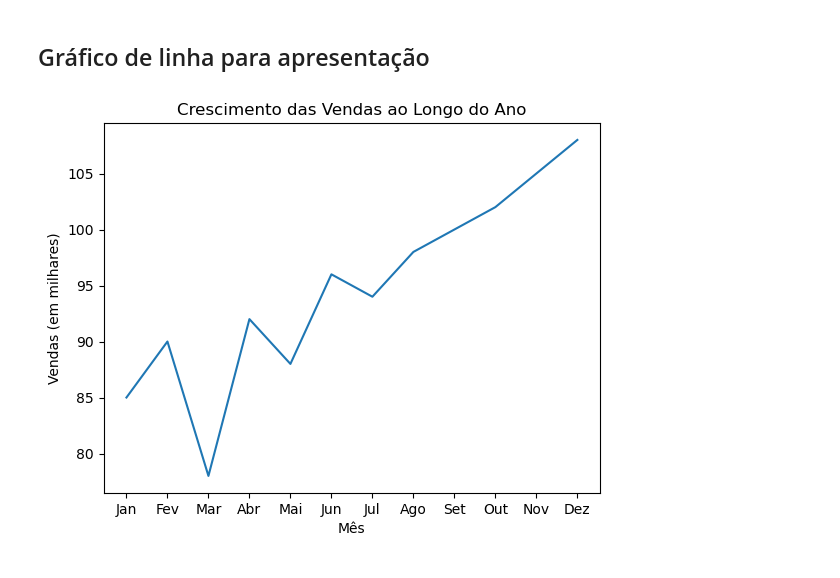
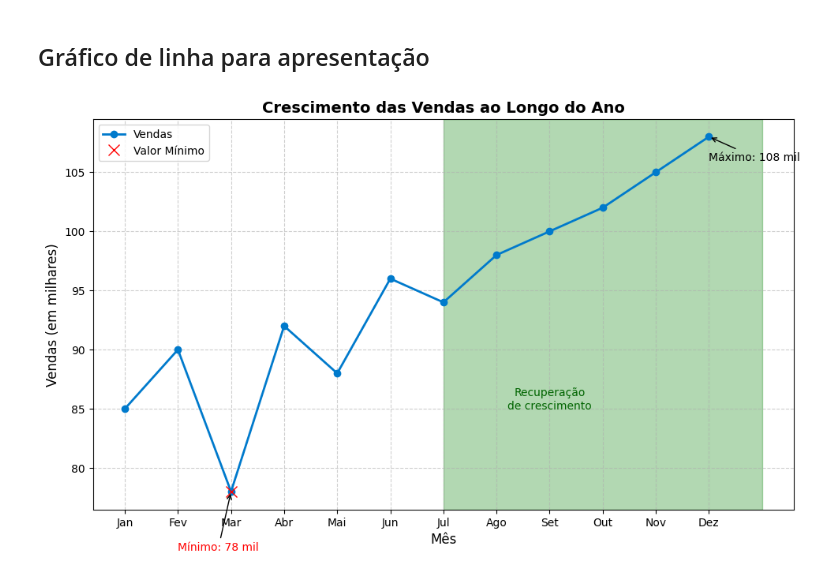
Before and after one commit to accorsi-lucas/Matplotlib-e-Seaborn, a Jupyter notebook: Matplotlib - Gráfico de linha para apresentação - parte 1/10_plt_personalizacao_linhas_parte_1_inicial.ipynb, the cells around one changed output. Cells and saved outputs as stored; diff of their text form; code cells hidden in the pictures.

```diff
--- a/Matplotlib - Gráfico de linha para apresentação - parte 1/10_plt_personalizacao_linhas_parte_1_inicial.ipynb
+++ b/Matplotlib - Gráfico de linha para apresentação - parte 1/10_plt_personalizacao_linhas_parte_1_inicial.ipynb
@@ -2,16 +2,35 @@
 # Mais personalizações possíveis
 # %% [markdown]
 ## Gráfico de linha para apresentação
-# %%
-import matplotlib.pyplot as plt
-
-meses = ['Jan', 'Fev', 'Mar', 'Abr', 'Mai', 'Jun', 'Jul', 'Ago', 'Set', 'Out', 'Nov', 'Dez']
-vendas = [85, 90, 78, 92, 88, 96, 94, 98, 100, 102, 105, 108]
-
-plt.plot(meses, vendas)
-plt.xlabel('Mês')
-plt.ylabel('Vendas (em milhares)')
-plt.title('Crescimento das Vendas ao Longo do Ano')
-plt.show()
-# %% [output]
-[figure, removed]
+# %%
+import matplotlib.pyplot as plt
+import numpy as np
+
+meses = ['Jan', 'Fev', 'Mar', 'Abr', 'Mai', 'Jun', 'Jul', 'Ago', 'Set', 'Out', 'Nov', 'Dez']
+vendas = [85, 90, 78, 92, 88, 96, 94, 98, 100, 102, 105, 108]
+
+plt.figure(figsize=(10, 6))
+plt.plot(meses, vendas, marker='o', color='#007ACC', linestyle='-', linewidth=2, markersize=6, label='Vendas')
+plt.xlabel('Mês', fontsize=12)
+plt.ylabel('Vendas (em milhares)', fontsize=12)
+plt.title('Crescimento das Vendas ao Longo do Ano', fontsize=14, fontweight='bold')
+plt.grid(visible=True, linestyle='--', alpha=0.6)
+
+max_venda = max(vendas)
+max_index = vendas.index(max_venda)
+plt.annotate(f'Máximo: {max_venda} mil', xy=(meses[max_index], max_venda), xytext=(meses[max_index], max_venda-2), arrowprops=dict(facecolor='black', arrowstyle='->'), fontsize=10, color='black')
+min_venda = min(vendas)
+min_index = vendas.index(min_venda)
+
+plt.plot(meses[min_index], min_venda, 'rx', markersize=10, label='Valor Mínimo')
+plt.annotate(f'Mínimo: {min_venda} mil', xy=(meses[min_index], min_venda), xytext=(meses[min_index-1], min_venda-5), arrowprops=dict(facecolor='red', arrowstyle='->'), fontsize=10, color='red')
+
+inicio_sombreamento = 6
+plt.axvspan(inicio_sombreamento, len(meses), alpha=0.3, color='green')
+plt.text(8, 85, 'Recuperação\nde crescimento', fontsize=10, color='darkgreen', ha='center')
+
+plt.legend()
+plt.tight_layout()
+plt.show()
+# %% [output]
+[figure, added]
```
Also changed, not shown: 3 other files.
